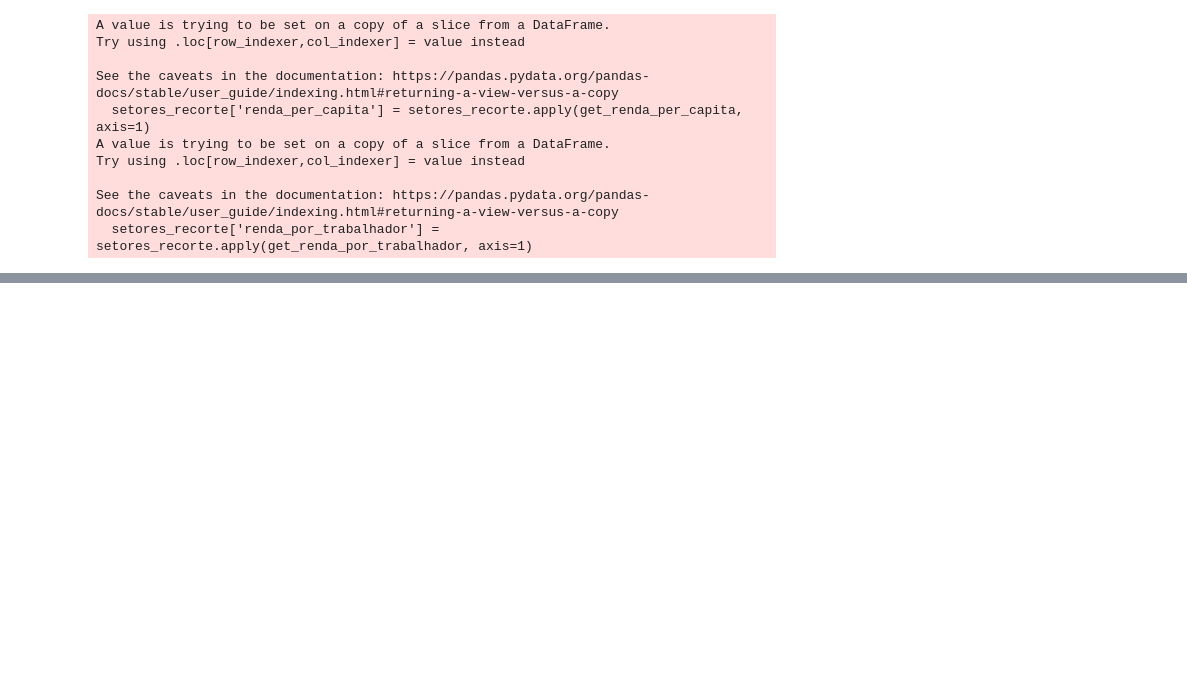
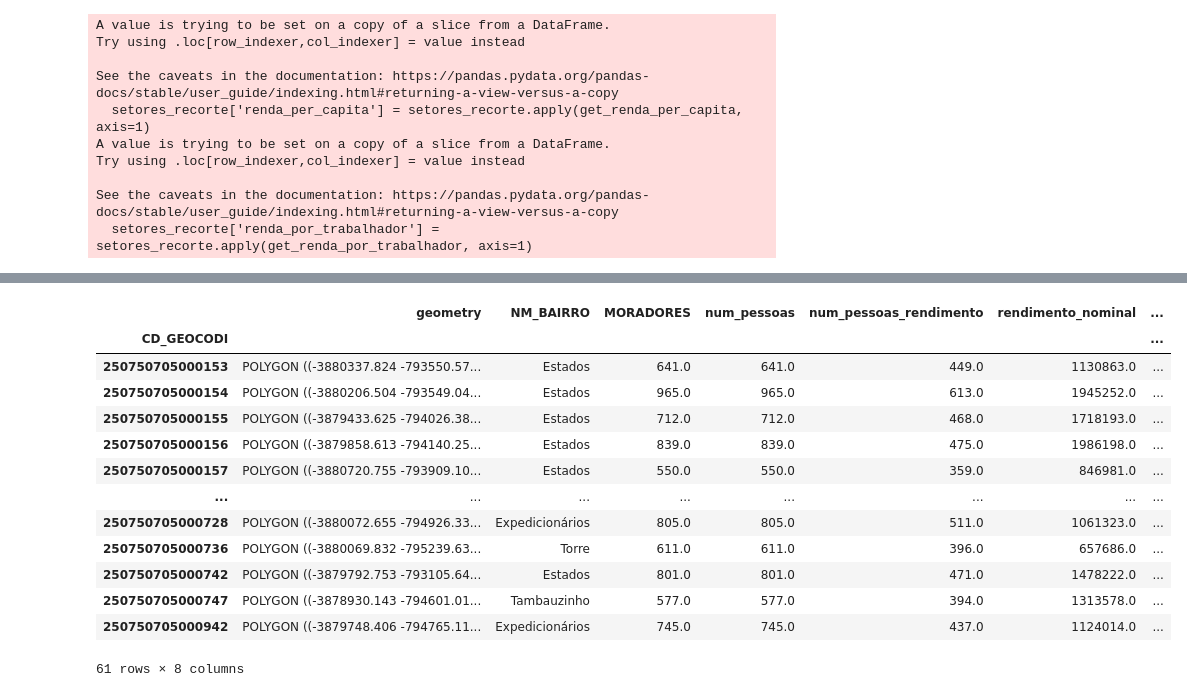
Before and after one commit to fc-anjos/cartografia-joao-pessoa, a Jupyter notebook: RENDA_PARSE.ipynb, the cells around one changed output, grey strips where cells are left out. Drawn from its saved outputs; the diff is of its cells as text; code cells hidden in the pictures; blank space fills up the shorter version.

```diff
--- a/RENDA_PARSE.ipynb
+++ b/RENDA_PARSE.ipynb
@@ -52,3 +52,6 @@ renda = renda.rename(columns={'V020': 'num_pessoas',
                              'V022': 'rendimento_nominal'})
 
 setores = setores[['geometry', 'NM_BAIRRO', 'CD_GEOCODI']]
+# %%
+populacao = pd.read_csv('./data/POPULACAO/populacao_parse.csv',
+                       dtype={'Cod_setor': str})
@@ -54,0 +61,4 @@ setores = setores[['geometry', 'NM_BAIRRO', 'CD_GEOCODI']]
+# %%
+renda = pd.merge(populacao, renda, on='Cod_setor')
+# %%
+renda['num_pessoas'] = renda['MORADORES']
@@ -113,3 +154,20 @@ bairros
 # %%
 setores_recorte.to_file('./data/RENDA/setores_recorte.shp')
 bairros.to_file('./data/RENDA/bairros.shp')
+# %%
+setores_recorte
+# %% [output]
+|  | geometry | NM_BAIRRO | MORADORES | num_pessoas | num_pessoas_rendimento | rendimento_nominal | ... |
+| CD_GEOCODI |  |  |  |  |  |  | ... |
+| 250750705000153 | POLYGON ((-3880337.824 -793550.57... | Estados | 641.0 | 641.0 | 449.0 | 1130863.0 | ... |
+| 250750705000154 | POLYGON ((-3880206.504 -793549.04... | Estados | 965.0 | 965.0 | 613.0 | 1945252.0 | ... |
+| 250750705000155 | POLYGON ((-3879433.625 -794026.38... | Estados | 712.0 | 712.0 | 468.0 | 1718193.0 | ... |
+| 250750705000156 | POLYGON ((-3879858.613 -794140.25... | Estados | 839.0 | 839.0 | 475.0 | 1986198.0 | ... |
+| 250750705000157 | POLYGON ((-3880720.755 -793909.10... | Estados | 550.0 | 550.0 | 359.0 | 846981.0 | ... |
+| ... | ... | ... | ... | ... | ... | ... | ... |
+| 250750705000728 | POLYGON ((-3880072.655 -794926.33... | Expedicionários | 805.0 | 805.0 | 511.0 | 1061323.0 | ... |
+| 250750705000736 | POLYGON ((-3880069.832 -795239.63... | Torre | 611.0 | 611.0 | 396.0 | 657686.0 | ... |
+| 250750705000742 | POLYGON ((-3879792.753 -793105.64... | Estados | 801.0 | 801.0 | 471.0 | 1478222.0 | ... |
+| 250750705000747 | POLYGON ((-3878930.143 -794601.01... | Tambauzinho | 577.0 | 577.0 | 394.0 | 1313578.0 | ... |
+| 250750705000942 | POLYGON ((-3879748.406 -794765.11... | Expedicionários | 745.0 | 745.0 | 437.0 | 1124014.0 | ... |
+61 rows × 8 columns
```
Also changed, not shown: parts of 8 cells of this notebook, 3 other files.
